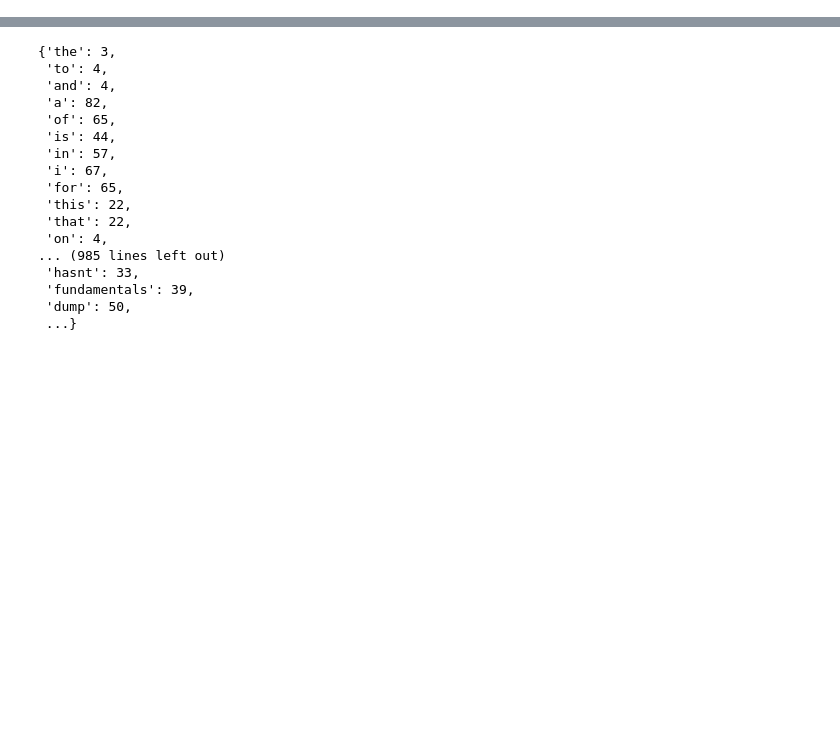
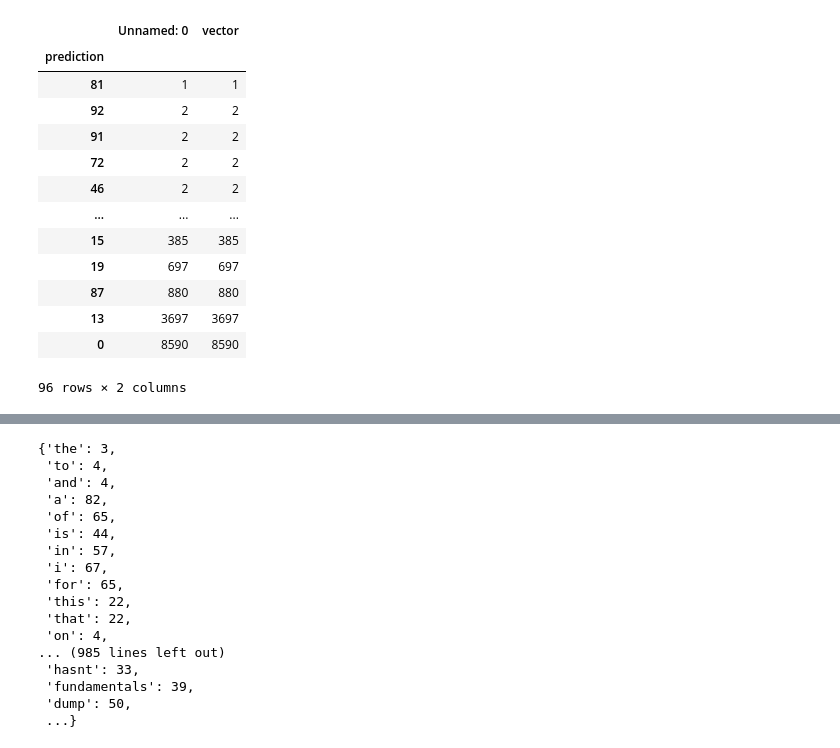
Before and after one commit to ElleNajt/ErdosInstitute-SIG_Project, a Jupyter notebook: Feature_Design/RegressionWithConceptClusters.ipynb, the cells around one changed output, grey strips where cells are left out. Saved outputs shown, nothing was run; the diff lists cells and outputs as text; code cells hidden in the pictures; blank space fills up the shorter version.

```diff
--- a/Feature_Design/RegressionWithConceptClusters.ipynb
+++ b/Feature_Design/RegressionWithConceptClusters.ipynb
@@ -114,3 +114,22 @@ if False:
     model = KMeans(n_clusters= int(len(corpus_df)/rough_cluster_size),verbose=1 )
     model.fit(X)
     corpus_df['prediction'] = model.predict(X)
+# %%
+# TODO: Remove stopwords with spaCy
+
+corpus_df.groupby("prediction").agg('count').sort_values(by = 'vector')
+# %% [output]
+|  | Unnamed: 0 | vector |
+| prediction |  |  |
+| 81 | 1 | 1 |
+| 92 | 2 | 2 |
+| 91 | 2 | 2 |
+| 72 | 2 | 2 |
+| 46 | 2 | 2 |
+| ... | ... | ... |
+| 15 | 385 | 385 |
+| 19 | 697 | 697 |
+| 87 | 880 | 880 |
+| 13 | 3697 | 3697 |
+| 0 | 8590 | 8590 |
+96 rows × 2 columns
```
Also changed, not shown: parts of 10 cells of this notebook.
